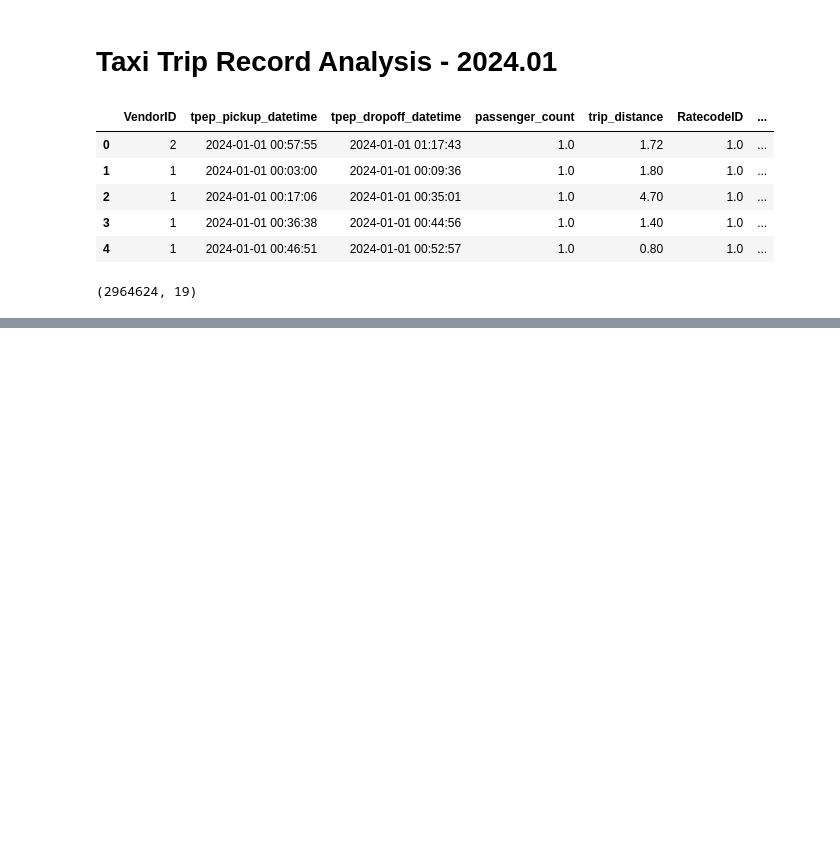
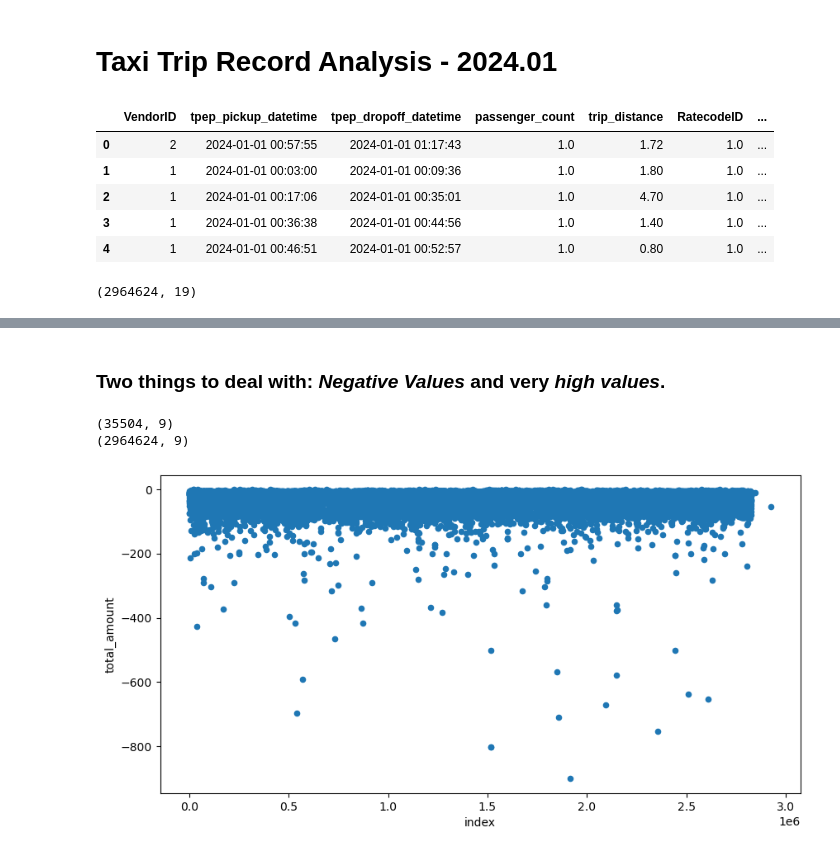
Before and after one commit to albertorsesc/taxi-analysis-ny, a Jupyter notebook: notebook.ipynb, the cells around one changed output, grey strips where cells are left out. Cells and saved outputs as stored; diff of their text form; code cells hidden in the pictures; blank space fills up the shorter version.

```diff
--- a/notebook.ipynb
+++ b/notebook.ipynb
@@ -19,0 +95,12 @@ taxi_df.shape
+# %% [markdown]
+### Two things to deal with: *Negative Values* and very *high values*.
+# %%
+print(taxi_subset[taxi_subset['total_amount'] < 0].shape)
+print(taxi_subset.shape)
+taxi_subset[taxi_subset['total_amount'] < 0].reset_index().plot(kind='scatter', y='total_amount', x='index', figsize=(10,5))
+plt.show()
+plt.close()
+# %% [output]
+(35504, 9)
+(2964624, 9)
+[figure, added]
```
Also changed, not shown: parts of 12 cells of this notebook.
